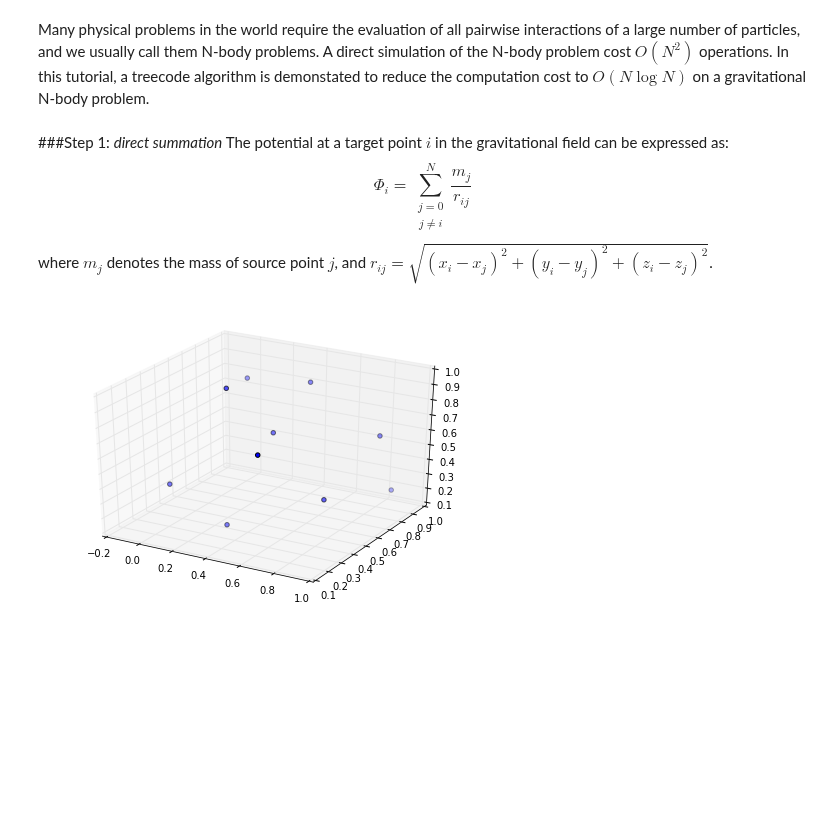
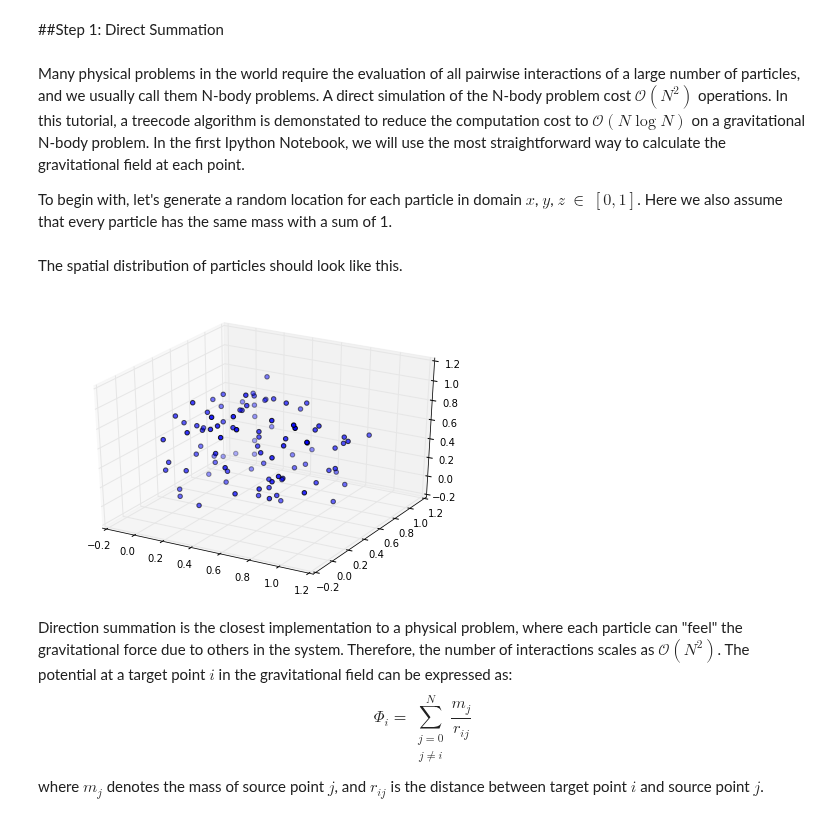
Before and after one commit to barbagroup/FMM_tutorial, a Jupyter notebook: 01_direct_summation.ipynb, the cells around one changed output. Cells and saved outputs as stored; diff of their text form; code cells hidden in the pictures; blank space fills up the shorter version.

Commit message:
add figure and reformat

```diff
--- a/01_direct_summation.ipynb
+++ b/01_direct_summation.ipynb
@@ -0,0 +1,2 @@
+# %% [markdown]
+##Step 1: Direct Summation
@@ -1,10 +9,26 @@
 # %% [markdown]
-Many physical problems in the world require the evaluation of all pairwise interactions of a large number of particles, and we usually call them N-body problems. A direct simulation of the N-body problem cost $O(N^2)$ operations. In this tutorial, a treecode algorithm is demonstated to reduce the computation cost to $O(N\log N)$ on a gravitational N-body problem.
+Many physical problems in the world require the evaluation of all pairwise interactions of a large number of particles, and we usually call them N-body problems. A direct simulation of the N-body problem cost $\mathcal{O} \left(N^2 \right)$ operations. In this tutorial, a treecode algorithm is demonstated to reduce the computation cost to $\mathcal{O} \left( N\log N \right)$ on a gravitational N-body problem.
+In the first Ipython Notebook, we will use the most straightforward way to calculate the gravitational field at each point.
+
+To begin with, let's generate a random location for each particle in domain $x$, $y$, $z$ $\in$ $\left[ 0, 1 \right]$. Here we also assume that every particle has the same mass with a sum of 1.
+# %%
+N = 100                       # number of particles
+for i in range(N):
+    x[i] = random.random()    # generate the coordinates
+    y[i] = random.random()
+    z[i] = random.random()
+    m[i] = 1.0/N              # assume the same mass
+# %% [markdown]
+The spatial distribution of particles should look like this.
+# %%
+Axes3D(plt.figure()).scatter(x,y,z)
+plt.show()
+# %% [output]
+[figure, added]
 # %% [markdown]
-###Step 1: *direct summation*
-The potential at a target point $i$ in the gravitational field can be expressed as:
+Direction summation is the closest implementation to a physical problem, where each particle can "feel" the gravitational force due to others in the system. Therefore, the number of interactions scales as $\mathcal{O} \left(N^2 \right)$. The potential at a target point $i$ in the gravitational field can be expressed as:
 $$\begin{equation}
 \Phi_i = \sum_{\substack{j=0\\ j \neq i}}^N{\frac{m_j}{r_{ij}}}
 \end{equation}$$
-where $m_j$ denotes the mass of source point $j$, and $r_{ij} = \sqrt{(x_i-x_j)^2+(y_i-y_j)^2+(z_i-z_j)^2}$.
+where $m_j$ denotes the mass of source point $j$, and $r_{ij}$ is the distance between target point $i$ and source point $j$.
 # %%
@@ -41,6 +46,0 @@ for i in range(N):
-# %%
-fig = plt.figure()
-Axes3D(fig).scatter(x,y,z)
-plt.show()
-# %% [output]
-[figure, removed]
```
Also changed, not shown: parts of 3 cells of this notebook.
